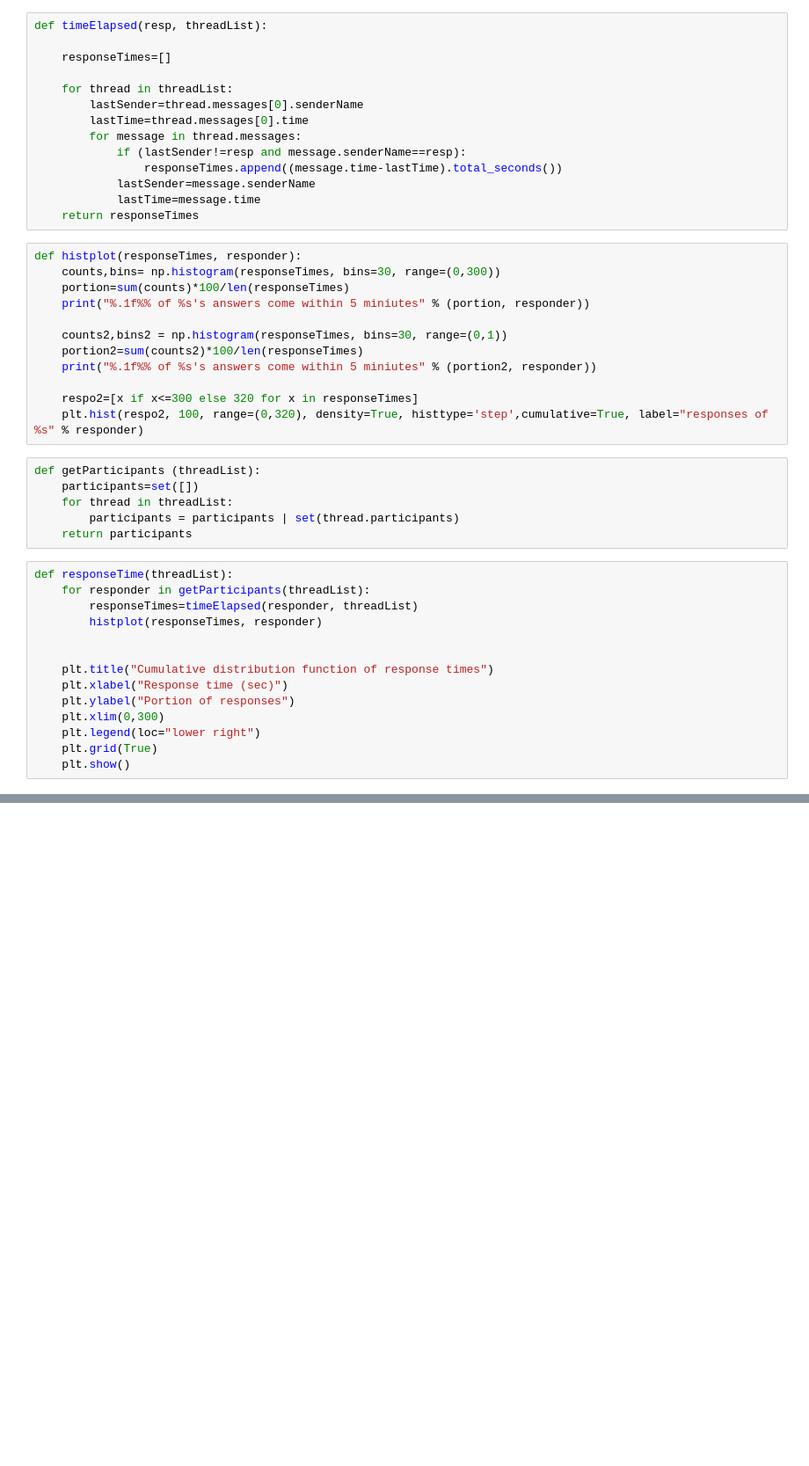
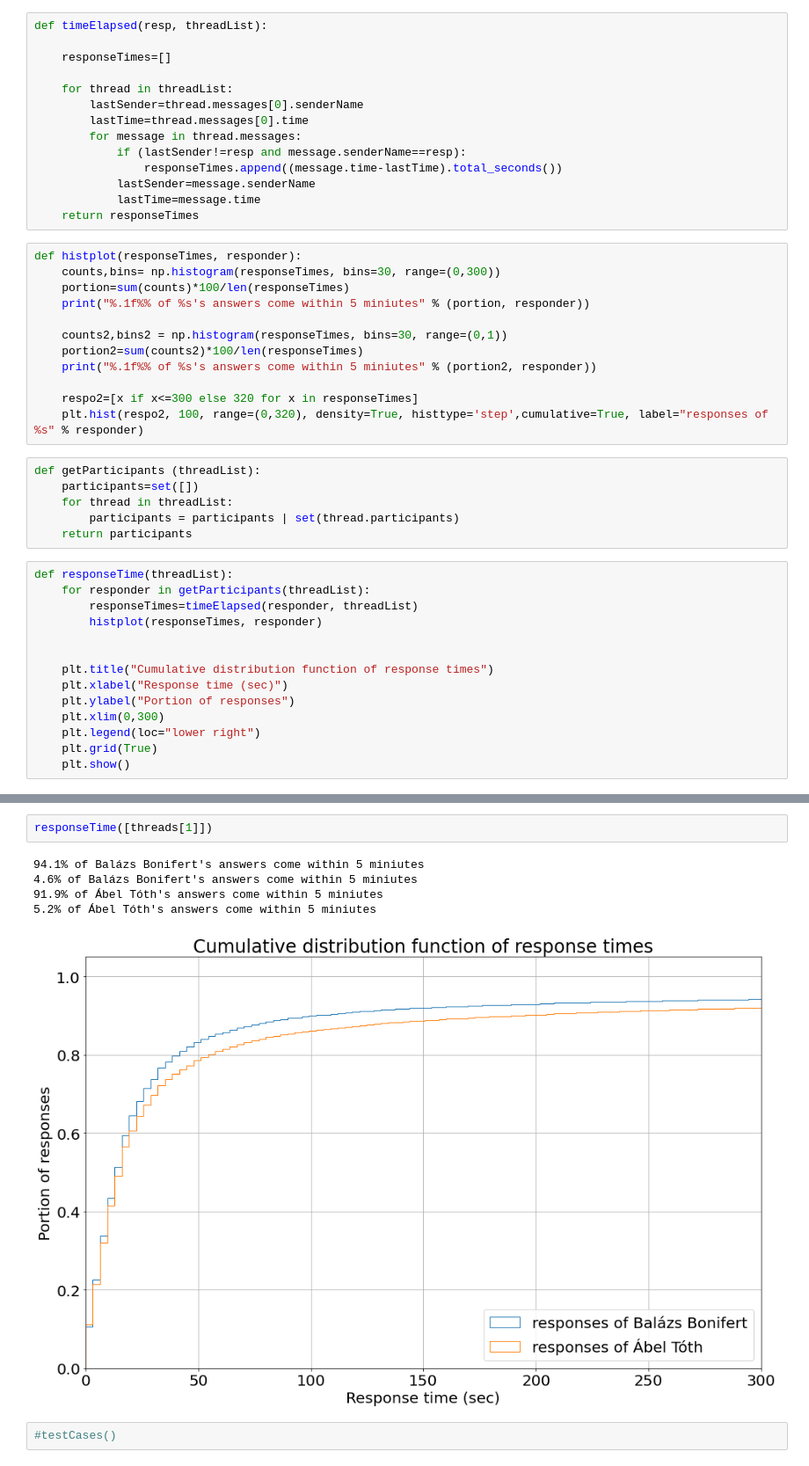
Before and after one commit to kecsapo/Messenger-Analytics, a Jupyter notebook: MessengerAnalytics.ipynb, the cells around one changed output, grey strips where cells are left out. Shown: that part at 88% size. Drawn from its saved outputs; the diff is of its cells as text; blank space fills up the shorter version.

Commit message:
test cases

```diff
--- a/MessengerAnalytics.ipynb
+++ b/MessengerAnalytics.ipynb
@@ -306,0 +317,10 @@ def responseTime(threadList):
+# %%
+responseTime([threads[1]])
+# %% [output]
+94.1% of Balázs Bonifert's answers come within 5 miniutes
+4.6% of Balázs Bonifert's answers come within 5 miniutes
+91.9% of Ábel Tóth's answers come within 5 miniutes
+5.2% of Ábel Tóth's answers come within 5 miniutes
+[figure, added]
+# %%
+#testCases()
```
Also changed, not shown: parts of 4 cells of this notebook.
